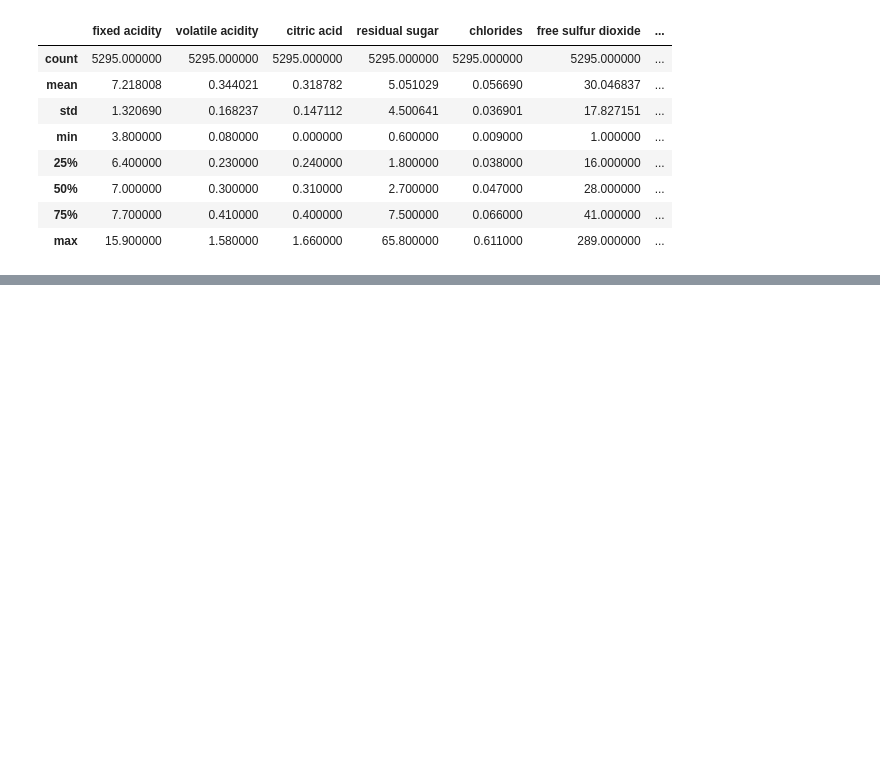
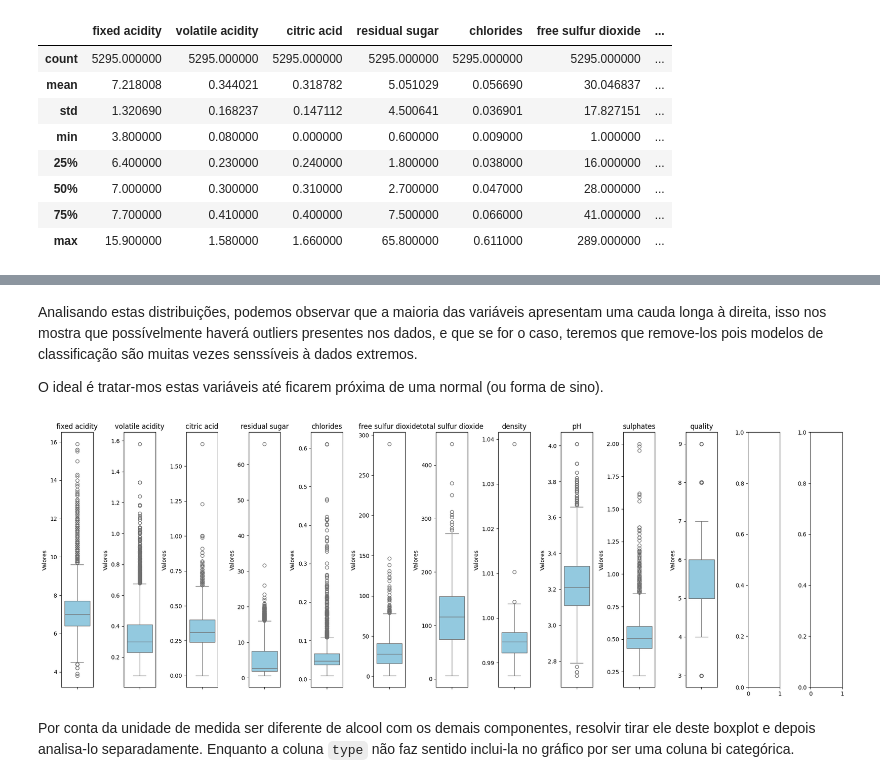
Before and after one commit to DieGod-DS/Wine_2.0, a Jupyter notebook: code/EDA.ipynb, the cells around one changed output, grey strips where cells are left out. Drawn from its saved outputs; the diff is of its cells as text; code cells hidden in the pictures; blank space fills up the shorter version.

```diff
--- a/code/EDA.ipynb
+++ b/code/EDA.ipynb
@@ -113,0 +121,24 @@ data.describe()
+# %% [markdown]
+Analisando estas distribuições, podemos observar que a maioria das variáveis apresentam uma cauda longa à direita, isso nos mostra que possívelmente haverá outliers presentes nos dados, e que se for o caso, teremos que remove-los pois modelos de classificação são muitas vezes senssíveis à dados extremos.
+
+O ideal é tratar-mos estas variáveis até ficarem próxima de uma normal (ou forma de sino).
+# %%
+# seleciona as colunas que serão plotadas
+col_plot = [col for col in data.columns if col not in ['alcohol', 'type']]
+
+# cria boxplot para cada coluna
+n_cols = len(data.columns)
+fig, axes = plt.subplots(1, n_cols, figsize=(20,7))
+
+for i, coluna in enumerate(col_plot):
+    sns.boxplot(data=data, y=coluna, ax=axes[i], color='skyblue')
+    axes[i].set_title(coluna)
+    axes[i].set_xlabel("")
+    axes[i].set_ylabel('Valores')
+
+plt.tight_layout()
+plt.show()
+# %% [output]
+[figure, added]
+# %% [markdown]
+Por conta da unidade de medida ser diferente de alcool com os demais componentes, resolvir tirar ele deste boxplot e depois analisa-lo separadamente. Enquanto a coluna `type` não faz sentido inclui-la no gráfico por ser uma coluna bi categórica.
```
Also changed, not shown: parts of 5 cells of this notebook.
